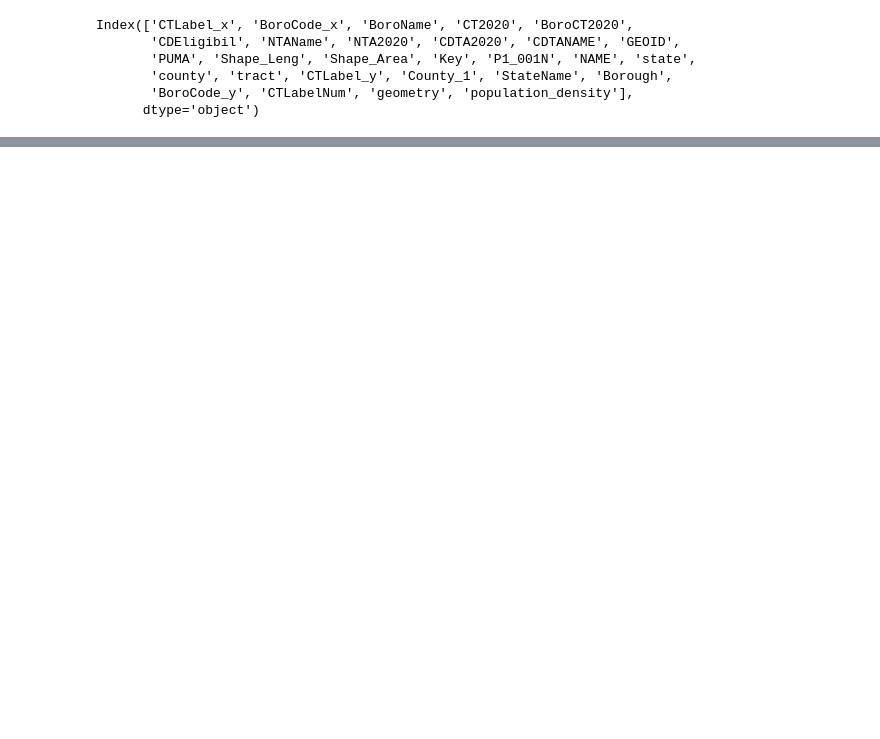
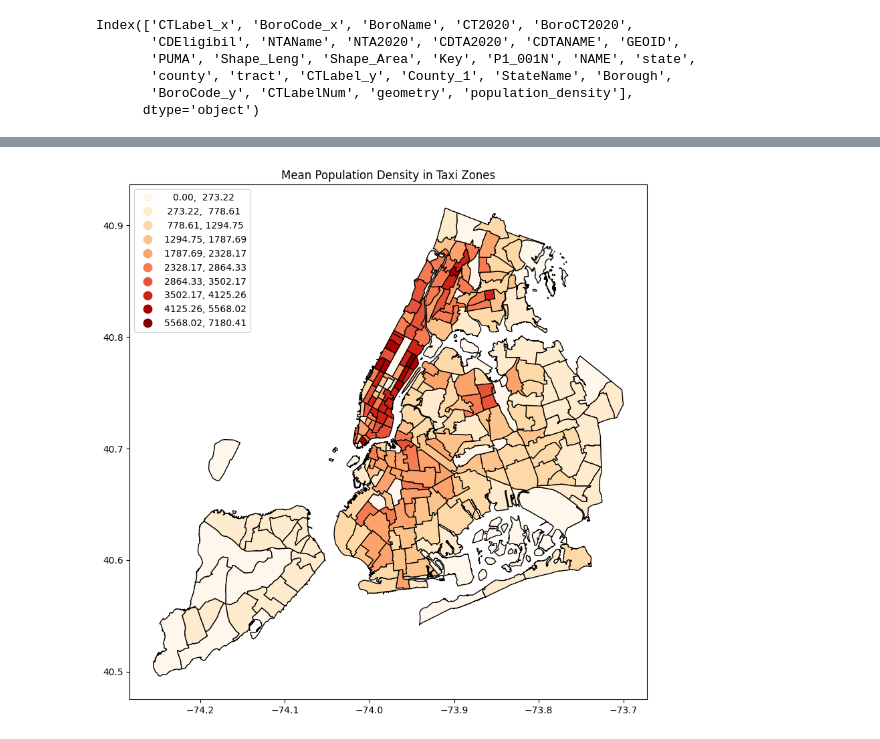
Before and after one commit to jaskcodes/elec-transit-y, a Jupyter notebook: census/analysis/pop_raster.ipynb, the cells around one changed output, grey strips where cells are left out. Drawn from its saved outputs; the diff is of its cells as text; code cells hidden in the pictures; blank space fills up the shorter version.

Commit message:
pop by taxi zone done

```diff
--- a/census/analysis/pop_raster.ipynb
+++ b/census/analysis/pop_raster.ipynb
@@ -72,0 +129,17 @@ ValueError: Calculated width and height must be > 0
+# %%
+# Convert the numpy array to an xarray DataArray
+raster_da = xr.DataArray(raster, dims=("y", "x"))
+raster_da.rio.write_transform(transform, inplace=True)
+raster_da.rio.write_crs("EPSG:4326", inplace=True)
+
+# Perform zonal statistics to calculate population density for each taxi zone
+taxi_zones['mean_population_density'] = None
+
+def calculate_mean_density(zone_geom):
+    masked = raster_da.rio.clip([zone_geom])
+    return masked.mean().item()
+
+for idx, row in taxi_zones.iterrows():
+    zone_geom = row['geometry']
+    mean_density = calculate_mean_density(zone_geom)
+    taxi_zones.at[idx, 'mean_population_density'] = mean_density
@@ -72,0 +165,17 @@ ValueError: Calculated width and height must be > 0
+# %%
+# Plot the taxi zones colored by mean population density
+
+# Define the number of classes for binning the data
+num_classes = 10
+
+# Create a classifier
+classifier = mapclassify.NaturalBreaks(merged_shapefile['population_density'], k=num_classes)
+
+# Plot the taxi zones colored by mean population density with classification and a better color scheme
+fig, ax = plt.subplots(1, 1, figsize=(15, 10))
+taxi_zones.plot(column='mean_population_density', cmap='OrRd', edgecolor='k',scheme='NaturalBreaks', k=num_classes,
+                legend=True, ax= ax, legend_kwds={'loc': 'upper left'})
+ax.set_title('Mean Population Density in Taxi Zones')
+plt.show()
+# %% [output]
+[figure, added]
```
Also changed, not shown: parts of 10 cells of this notebook, 4 other files.
